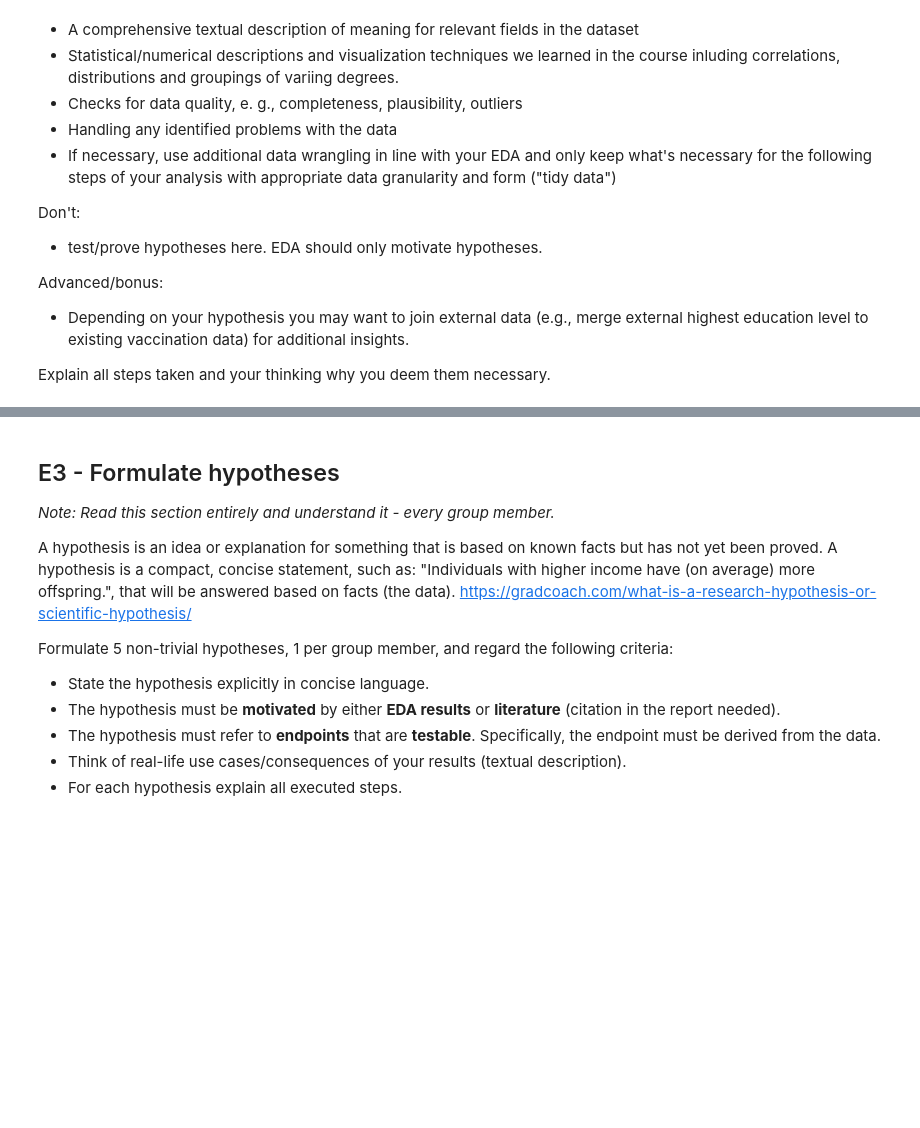
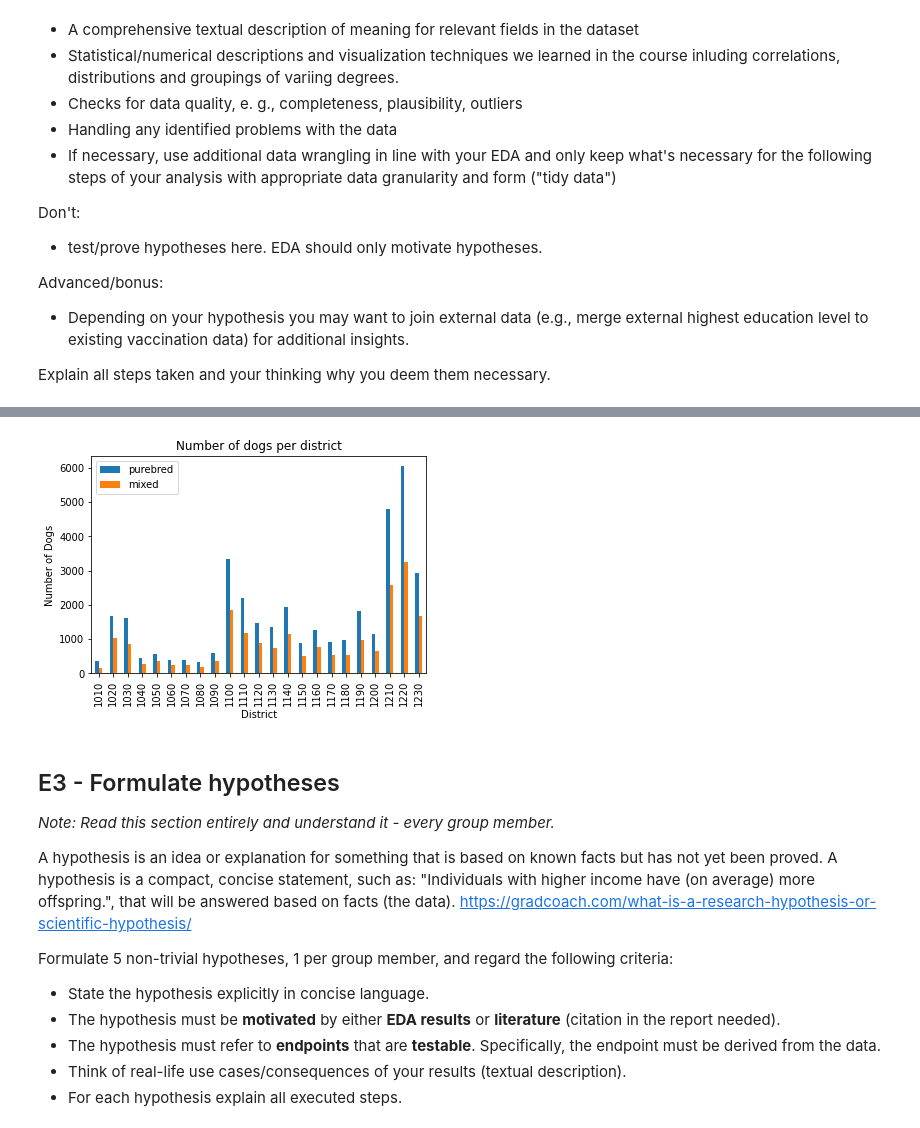
Before and after one commit to Abbastanza/data_engineering_py, a Jupyter notebook: prj01.ipynb, the cells around one changed output, grey strips where cells are left out. Saved outputs shown, nothing was run; the diff lists cells and outputs as text; code cells hidden in the pictures; blank space fills up the shorter version.

```diff
--- a/prj01.ipynb
+++ b/prj01.ipynb
@@ -172,3 +311,20 @@ Explain all steps taken and your thinking why you deem them necessary.
+# %%
+# Create a grouped bar chart
+fig, ax = plt.subplots()
+
+# Group the DataFrame by 'postal_code' and 'mixed_breed' and sum the 'anzahl'
+grouped_data = df.groupby(['postal_code', 'mixed_breed'])['anzahl'].sum().unstack()
+
+# Plot the grouped data
+grouped_data.plot(kind='bar', ax=ax)
+
+plt.title('Number of dogs per district')
+plt.xlabel('District')
+plt.ylabel('Number of Dogs')
+
+plt.legend(title='', labels=['purebred', 'mixed']);
+# %% [output]
+[figure, added]
 # %% [markdown]
 ## E3 - Formulate hypotheses
 
```
Also changed, not shown: parts of 39 cells of this notebook, 1 other file.
